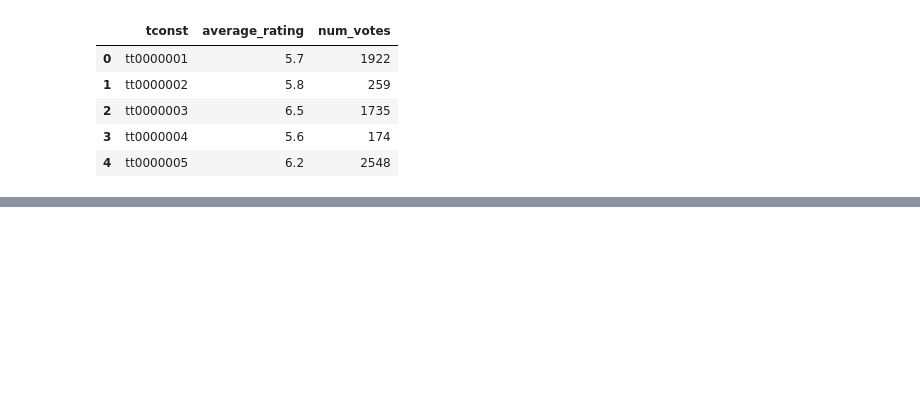
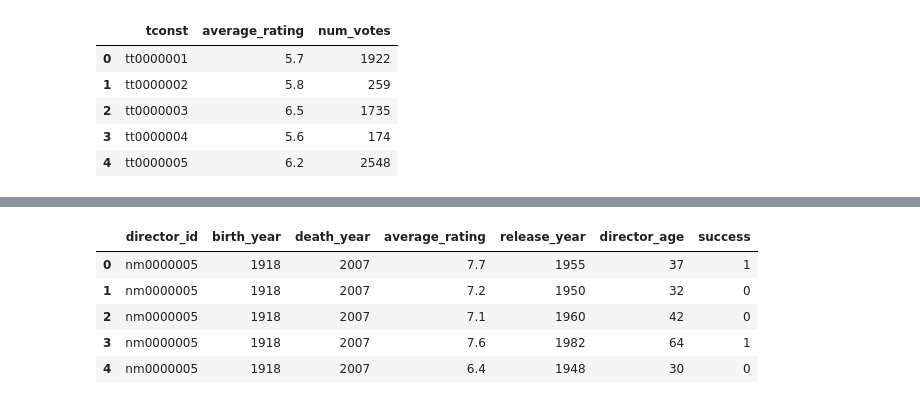
Before and after one commit to epfl-ada/ada-2022-project-zozoz, a Jupyter notebook: src/final.ipynb, the cells around one changed output, grey strips where cells are left out. Saved outputs shown, nothing was run; the diff lists cells and outputs as text; code cells hidden in the pictures; blank space fills up the shorter version.

```diff
--- a/src/final.ipynb
+++ b/src/final.ipynb
@@ -15,6 +18,8 @@ mpl.rcParams['figure.dpi']= 300
 mpl.rcParams['font.family'] = 'Serif'
 # %%
 sns.set()
+# %%
+SUCCESS_THRESHOLD = 7.5
 # %%
 ratings = data_load.load_imdb_title_ratings()
 ratings.head()
@@ -46,0 +56,22 @@ fig.savefig('../docs/static/plots/ratings_distribution.png', bbox_inches='tight'
+# %%
+movie_director = pd.merge(pd.merge(director_df, is_directed_by_df, on='director_id'), movie_df, on='movie_id')[['director_id', 'birth_year', 'death_year', 'release_date', 'average_rating']]
+movie_director.dropna(inplace=True)
+
+movie_director['release_year'] = movie_director['release_date'].dt.year
+movie_director.drop(['release_date'], axis=1, inplace=True)
+
+movie_director['director_age'] = (movie_director['release_year'] - movie_director['birth_year'])
+movie_director = movie_director[movie_director['director_age'] > 18]
+movie_director = movie_director[movie_director['director_age'] < 100]
+
+# a movie is a success if rating higher than threshold and release before director's death
+movie_director['success'] = np.where((movie_director.average_rating > SUCCESS_THRESHOLD) & (movie_director.release_year < movie_director.death_year),1,0)
+
+movie_director.head()
+# %% [output]
+|  | director_id | birth_year | death_year | average_rating | release_year | director_age | success |
+| 0 | nm0000005 | 1918 | 2007 | 7.7 | 1955 | 37 | 1 |
+| 1 | nm0000005 | 1918 | 2007 | 7.2 | 1950 | 32 | 0 |
+| 2 | nm0000005 | 1918 | 2007 | 7.1 | 1960 | 42 | 0 |
+| 3 | nm0000005 | 1918 | 2007 | 7.6 | 1982 | 64 | 1 |
+| 4 | nm0000005 | 1918 | 2007 | 6.4 | 1948 | 30 | 0 |
```
Also changed, not shown: parts of 6 cells of this notebook, 2 other files.
